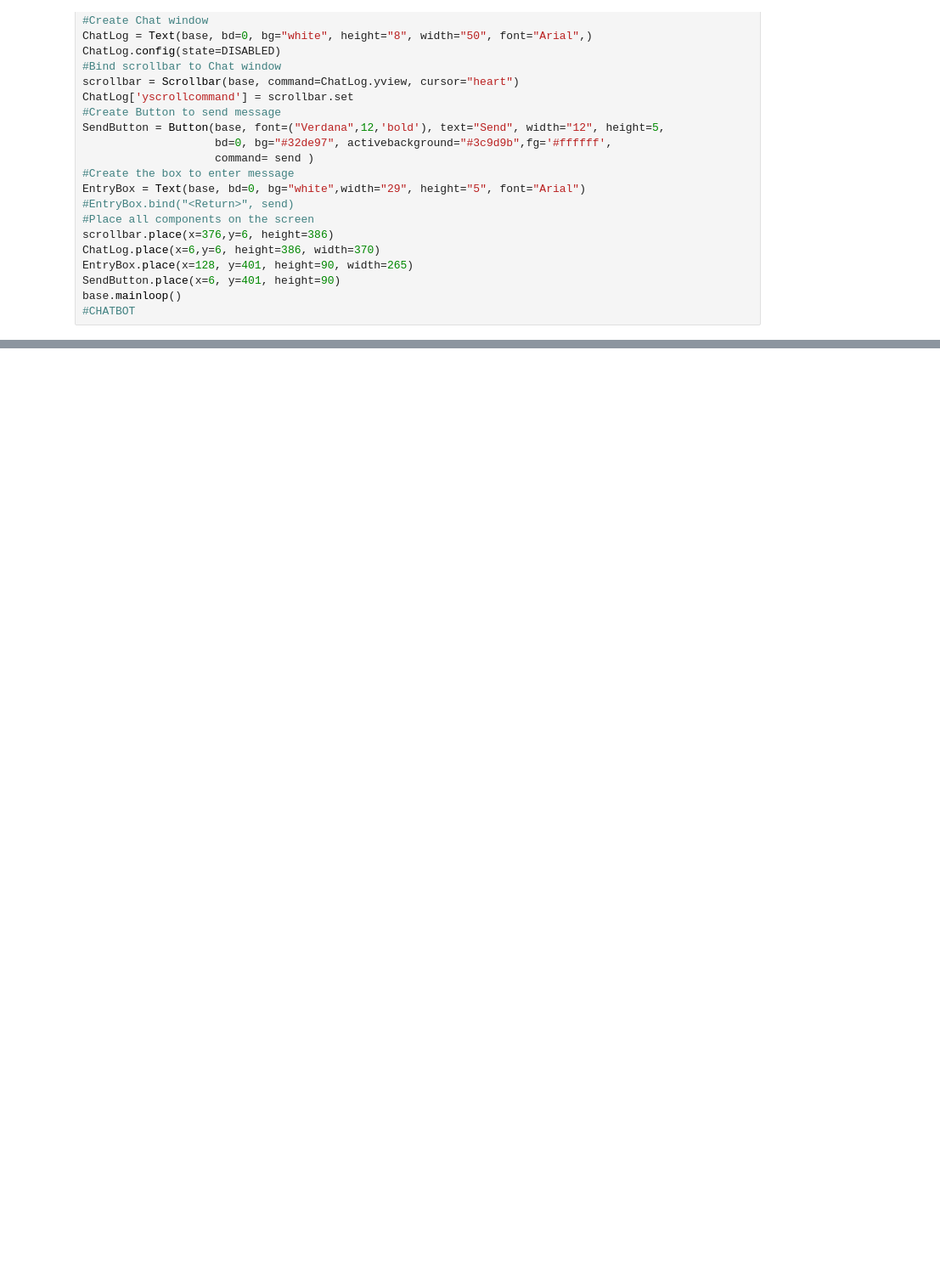
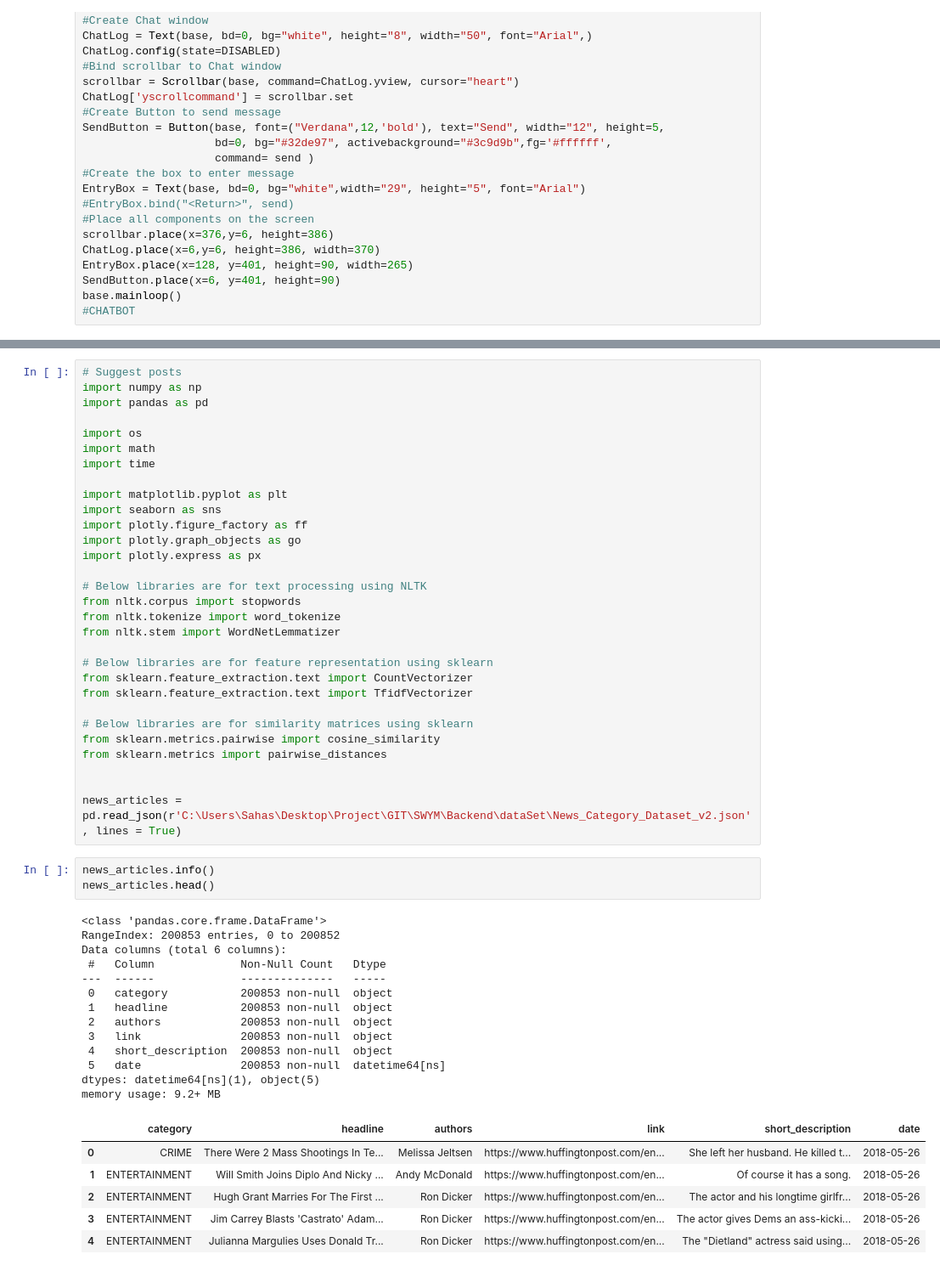
Before and after one commit to sahasp/bitsproject, a Jupyter notebook: Backend/app.ipynb, the cells around one changed output, grey strips where cells are left out. Shown at 85% size. Saved outputs shown, nothing was run; the diff lists cells and outputs as text; blank space fills up the shorter version.

Commit message:
suggest posts

```diff
--- a/Backend/app.ipynb
+++ b/Backend/app.ipynb
@@ -347,0 +401,53 @@ Requirement already satisfied: sentencepiece in c:\users\sahas\anaconda3\lib\sit
+# %%
+# Suggest posts
+import numpy as np
+import pandas as pd
+
+import os
+import math
+import time
+
+import matplotlib.pyplot as plt
+import seaborn as sns
+import plotly.figure_factory as ff
+import plotly.graph_objects as go
+import plotly.express as px
+
+# Below libraries are for text processing using NLTK
+from nltk.corpus import stopwords
+from nltk.tokenize import word_tokenize
+from nltk.stem import WordNetLemmatizer
+
+# Below libraries are for feature representation using sklearn
+from sklearn.feature_extraction.text import CountVectorizer
+from sklearn.feature_extraction.text import TfidfVectorizer
+
+# Below libraries are for similarity matrices using sklearn
+from sklearn.metrics.pairwise import cosine_similarity
+from sklearn.metrics import pairwise_distances
+
+
+news_articles = pd.read_json(r'C:\Users\Sahas\Desktop\Project\GIT\SWYM\Backend\dataSet\News_Category_Dataset_v2.json', lines = True)
+# %%
+news_articles.info()
+news_articles.head()
+# %% [output]
+<class 'pandas.core.frame.DataFrame'>
+RangeIndex: 200853 entries, 0 to 200852
+Data columns (total 6 columns):
+ #   Column             Non-Null Count   Dtype
+---  ------             --------------   -----
+ 0   category           200853 non-null  object
+ 1   headline           200853 non-null  object
+ 2   authors            200853 non-null  object
+ 3   link               200853 non-null  object
+ 4   short_description  200853 non-null  object
+ 5   date               200853 non-null  datetime64[ns]
+dtypes: datetime64[ns](1), object(5)
+memory usage: 9.2+ MB
+|  | category | headline | authors | link | short_description | date |
+| 0 | CRIME | There Were 2 Mass Shootings In Te... | Melissa Jeltsen | https://www.huffingtonpost.com/en... | She left her husband. He killed t... | 2018-05-26 |
+| 1 | ENTERTAINMENT | Will Smith Joins Diplo And Nicky ... | Andy McDonald | https://www.huffingtonpost.com/en... | Of course it has a song. | 2018-05-26 |
+| 2 | ENTERTAINMENT | Hugh Grant Marries For The First ... | Ron Dicker | https://www.huffingtonpost.com/en... | The actor and his longtime girlfr... | 2018-05-26 |
+| 3 | ENTERTAINMENT | Jim Carrey Blasts 'Castrato' Adam... | Ron Dicker | https://www.huffingtonpost.com/en... | The actor gives Dems an ass-kicki... | 2018-05-26 |
+| 4 | ENTERTAINMENT | Julianna Margulies Uses Donald Tr... | Ron Dicker | https://www.huffingtonpost.com/en... | The "Dietland" actress said using... | 2018-05-26 |
```
Also changed, not shown: parts of 15 cells of this notebook, 1 other file.
